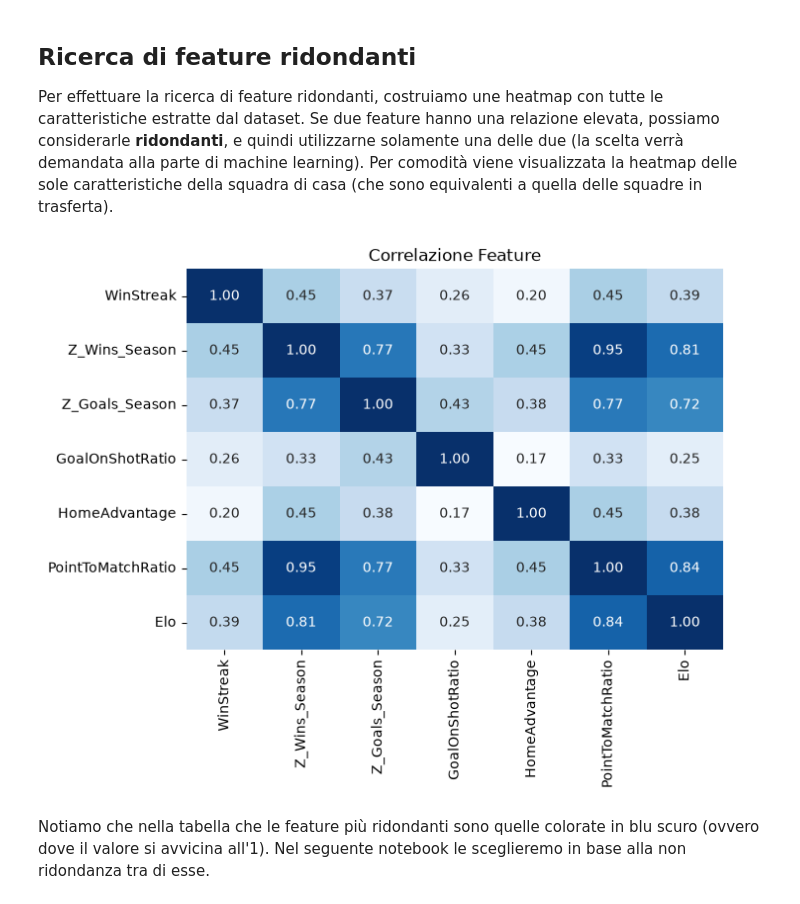
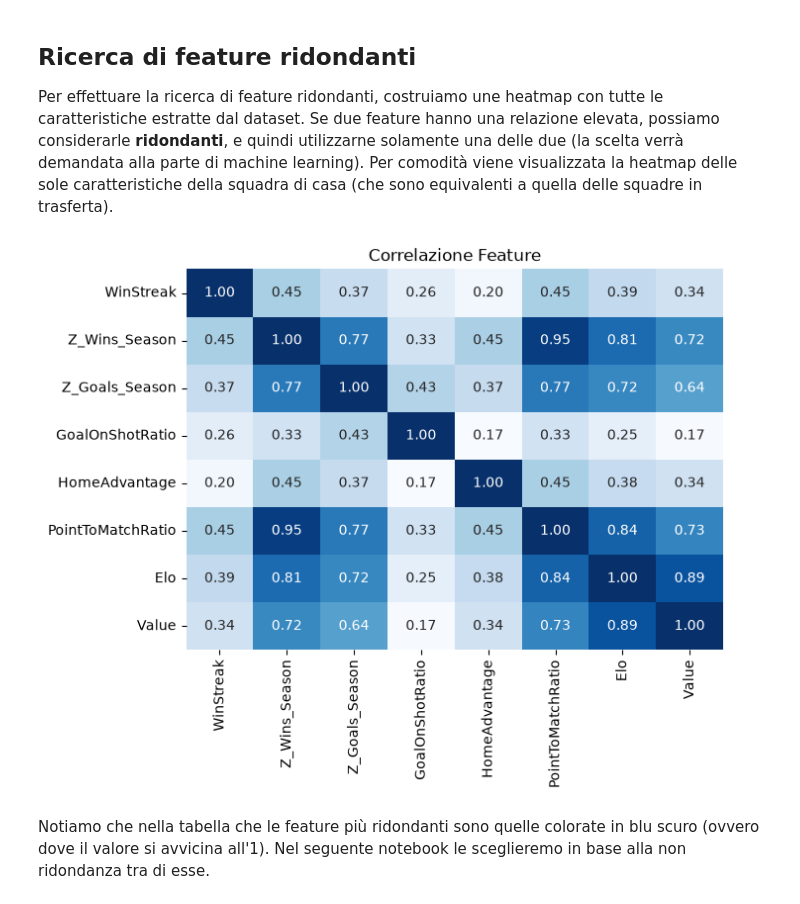
Before and after one commit to Lucaseraaa/sports-game-outcome-predictor, a Jupyter notebook: notebook/feature-choice.ipynb, the cells around one changed output. Cells and saved outputs as stored; diff of their text form; code cells hidden in the pictures.

```diff
--- a/notebook/feature-choice.ipynb
+++ b/notebook/feature-choice.ipynb
@@ -7,7 +7,7 @@ Per prima cosa deve essere caricato il dataset ottenuto dal notebook precedente,
 # %%
 import pandas as pd
 
-path = "static/da-result/result.csv"
+path = "static/da-result/complete-result.csv"
 dataset = pd.read_csv(path)
 
 list(dataset)
@@ -43,25 +40,26 @@ dataset["Z_Wins_Season"] = dataset["Z_Home_Wins_Season"] - dataset["Z_Away_Wins_
 dataset["GoalOnShotRatio"] = dataset["GoalOnShotRatioHome"] - dataset["GoalOnShotRatioAway"]
 dataset["PointToMatchRatio"] = dataset["PointToMatchRatioHome"] - dataset["PointToMatchRatioAway"]
 dataset["Elo"] = dataset["HomeElo"] - dataset["AwayElo"]
+dataset["Value"] = dataset["HomeValue"] - dataset["AwayValue"]
 
 # Elimino le feature inutilizzate
-dataset = dataset.drop(columns=["Home_WinStreak", "Away_WinStreak", "Z_Home_Goals_Season", "Z_Away_Goals_Season", "Z_Home_Wins_Season", "Z_Away_Wins_Season", "GoalOnShotRatioHome", "GoalOnShotRatioAway", "PointToMatchRatioHome", "PointToMatchRatioAway", "HomeElo", "AwayElo"])
+dataset = dataset.drop(columns=["Home_WinStreak", "Away_WinStreak", "Z_Home_Goals_Season", "Z_Away_Goals_Season", "Z_Home_Wins_Season", "Z_Away_Wins_Season", "GoalOnShotRatioHome", "GoalOnShotRatioAway", "PointToMatchRatioHome", "PointToMatchRatioAway", "HomeElo", "AwayElo", "HomeValue", "AwayValue"])
 # %% [markdown]
 ## Ricerca di feature ridondanti
 Per effettuare la ricerca di feature ridondanti, costruiamo une heatmap con tutte le caratteristiche estratte dal dataset. Se due feature hanno una relazione elevata, possiamo considerarle **ridondanti**, e quindi utilizzarne solamente una delle due (la scelta verrà demandata alla parte di machine learning). Per comodità viene visualizzata la heatmap delle sole caratteristiche della squadra di casa (che sono equivalenti a quella delle squadre in trasferta).
 # %%
 import matplotlib.pyplot as plt
 import seaborn as sns
 
 # Heatmap per le feature
 plt.figure(figsize=(7, 5))
 
-features = ["WinStreak", "Z_Wins_Season", "Z_Goals_Season", "GoalOnShotRatio", "HomeAdvantage", "PointToMatchRatio", "Elo"]
+features = ["WinStreak", "Z_Wins_Season", "Z_Goals_Season", "GoalOnShotRatio", "HomeAdvantage", "PointToMatchRatio", "Elo", "Value"]
 sns.heatmap(dataset[features].corr(), annot=True, cmap='Blues', fmt=".2f", cbar=False)
 
 plt.title('Correlazione Feature')
 plt.show()
 # %% [output]
-[figure, old version]
+[figure, new version]
 # %% [markdown]
 Notiamo che nella tabella che le feature più ridondanti sono quelle colorate in blu scuro (ovvero dove il valore si avvicina all'1). Nel seguente notebook le sceglieremo in base alla non ridondanza tra di esse.
```
Also changed, not shown: parts of 1 cell of this notebook, 1 other file.
